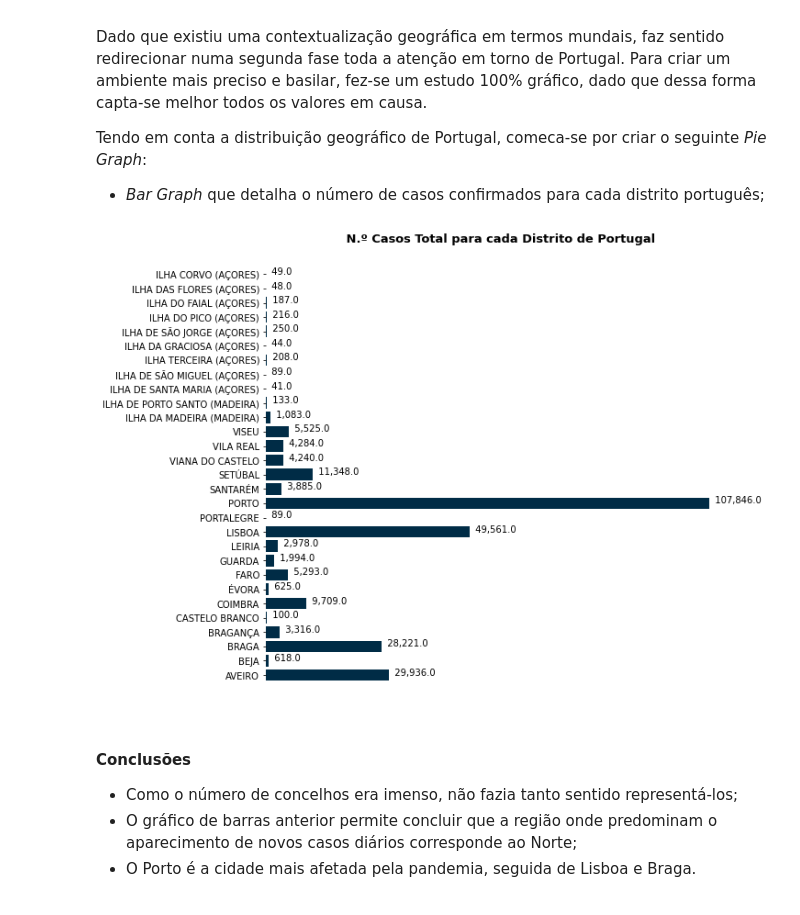
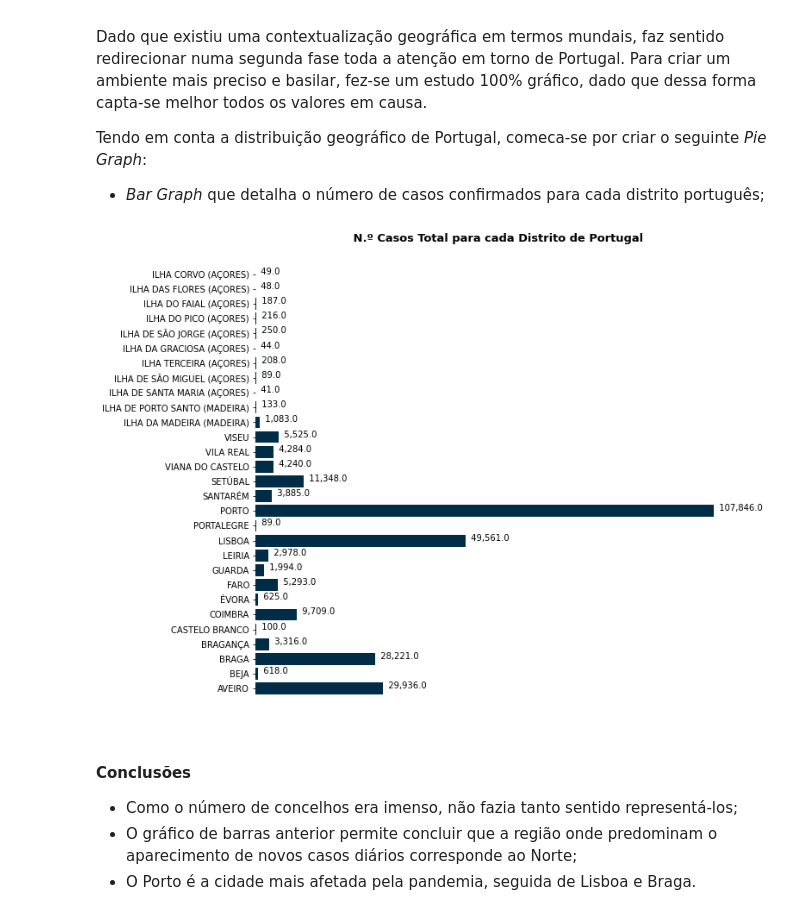
Before and after one commit to diogoesnog/COVID-19, a Jupyter notebook: cartografiaTA.ipynb, the cells around one changed output. Drawn from its saved outputs; the diff is of its cells as text; code cells hidden in the pictures.

```diff
--- a/cartografiaTA.ipynb
+++ b/cartografiaTA.ipynb
@@ -205,26 +205,26 @@ Dado que existiu uma contextualização geográfica em termos mundais, faz senti
 Tendo em conta a distribuição geográfico de Portugal, comeca-se por criar o seguinte *Pie Graph*:
 - *Bar Graph* que detalha o número de casos confirmados para cada distrito português;
 # %%
-plt.figure(figsize = (20,20))
+plt.figure(figsize = (10,10))
 
-ax1 = plt.subplot(2,2,2)
+ax1 = plt.subplot()
 ax1.axes.get_xaxis().set_visible(False)
 ax1.spines['top'].set_visible(False)
 ax1.spines['bottom'].set_visible(False)
 ax1.spines['right'].set_visible(False)
 ax1.spines['left'].set_visible(False)
 x1 = covid19PTDistrito['distrito/ilha']
 y1 = covid19PTDistrito.sum(axis = 1)
 plt.barh(x1, y1, color = "#002c46")
 
 
 for i, v in enumerate(y1):
     ax1.text(v , i , str("  {:,}".format(v)))
 
 plt.title(" N.º Casos Total para cada Distrito de Portugal", fontdict={'fontsize': 13, 'fontweight': 'bold'})
 plt.show()
 # %% [output]
-[figure, old version]
+[figure, new version]
 # %% [markdown]
 #### Conclusões
 
```
